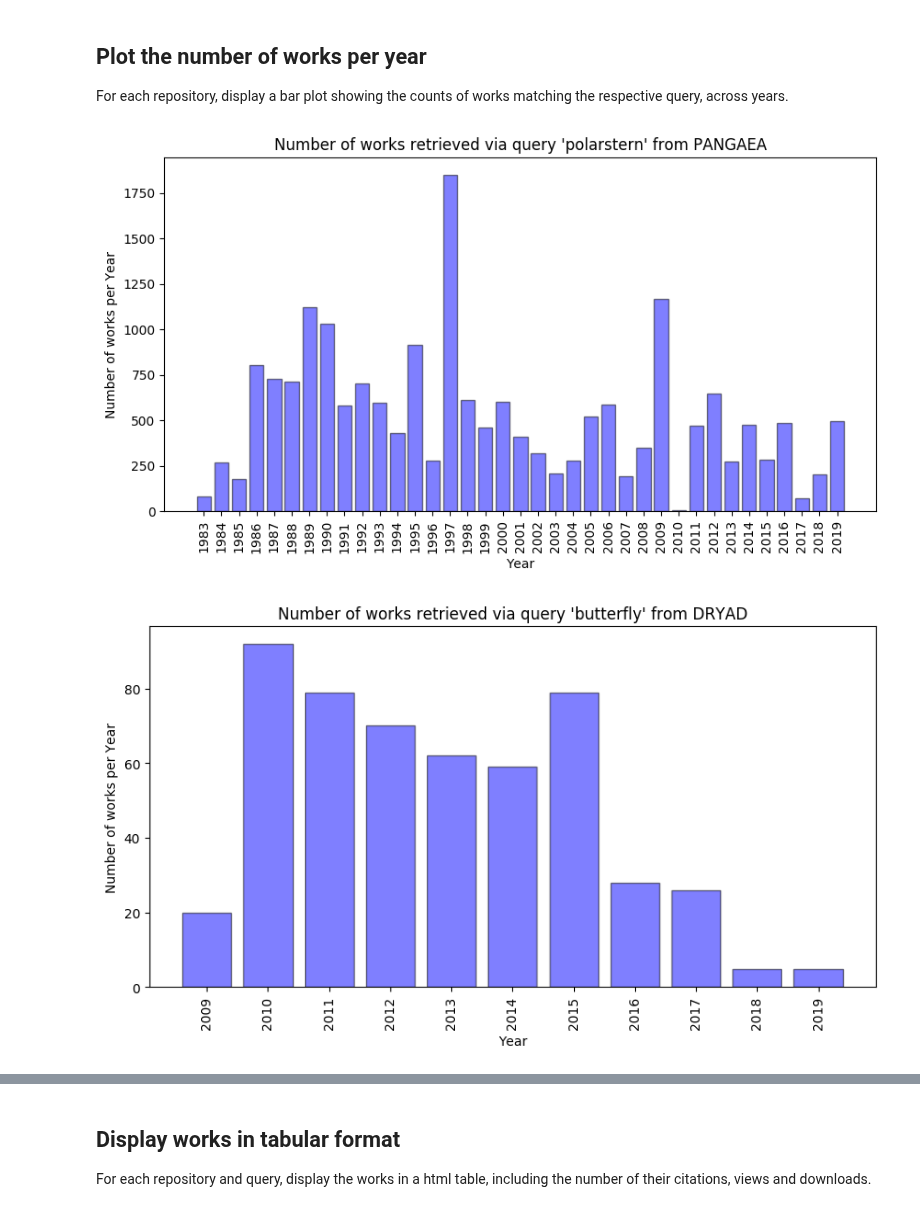
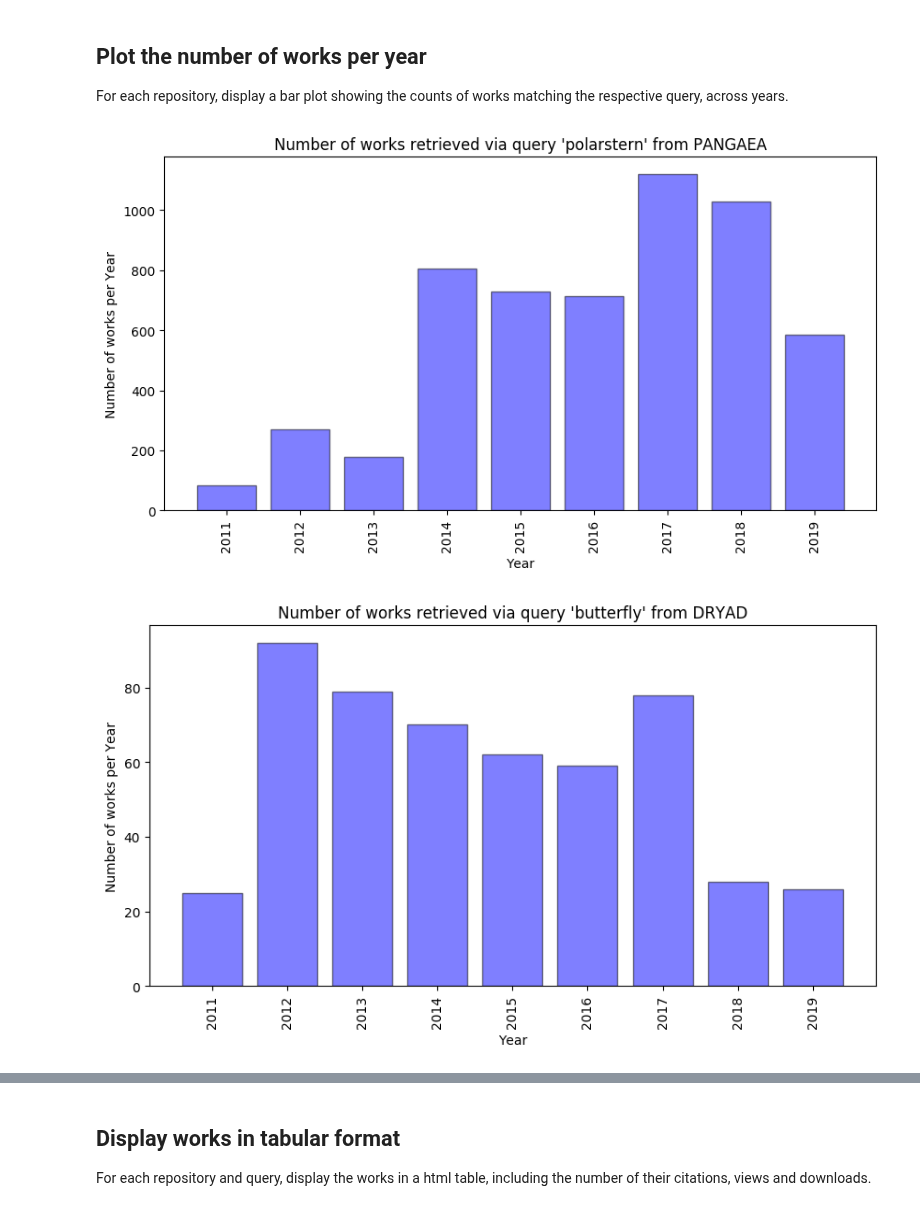
Before and after one commit to datacite/pidgraph-notebooks-python, a Jupyter notebook: user-story-1-datacenter-publication-citations/py-datacenter-publication-citations-with-output.ipynb, the cells around one changed output, grey strips where cells are left out. Cells and saved outputs as stored; diff of their text form; code cells hidden in the pictures.

Commit message:
Added an example plot in the header section; replaced years with published in GraphQL query, following advice from mfenner

```diff
--- a/user-story-1-datacenter-publication-citations/py-datacenter-publication-citations-with-output.ipynb
+++ b/user-story-1-datacenter-publication-citations/py-datacenter-publication-citations-with-output.ipynb
@@ -57,7 +57,7 @@ query = gql("""query getWorksByRepositoryAndKeyword(
     citationCount
     works(query: $pangaea_keyword) {
       totalCount
-      years {
+      published {
         title
         count
       }
@@ -81,7 +81,7 @@ query = gql("""query getWorksByRepositoryAndKeyword(
     citationCount
     works(query: $dryad_keyword) {
       totalCount
-      years {
+      published {
         title
         count
       }
@@ -105,7 +105,7 @@ query = gql("""query getWorksByRepositoryAndKeyword(
     citationCount
     works(query: $gbif_keyword) {
       totalCount
-      years {
+      published {
         title
         count
       }
@@ -167,34 +167,34 @@ For each repository, display a bar plot showing the counts of works matching the
 # Plot the total number of datasets to date, by year
 import matplotlib.pyplot as plt
 from matplotlib.ticker import FormatStrFormatter
 import numpy as np
 
 for repo in ['pangaea', 'dryad','gbif']:
     works = data[repo]['works']
     name = data[repo]['name']
     plt.rcdefaults()
-    sorted_years = sorted([int(s['title']) for s in works['years']])
-    num_outputs4sorted_years = [s['count'] for s in works['years']]
+    sorted_years = sorted([int(s['title']) for s in works['published']])
+    num_outputs4sorted_years = [s['count'] for s in works['published']]
     # Get a list of all consecutive years between min and max year (inclusive)
     all_years = list(range(sorted_years[0], sorted_years[-1]))
     # Populate output counts (into num_counts) for all consecutive years
     num_outputs = []
     for year in all_years:
         if year in sorted_years:
             idx = sorted_years.index(year)
             num_outputs.append(num_outputs4sorted_years[idx])
         else:
             num_outputs.append(0)
 
     fig, ax = plt.subplots(1, 1, figsize = (10, 5))
     x_pos = np.arange(len(all_years))
     ax.bar(x_pos, num_outputs, align='center', color='blue', edgecolor='black', linewidth=1, alpha=0.5)
     ax.set_xticks(x_pos)
     ax.set_xticklabels(all_years, rotation='vertical')
     ax.set_ylabel('Number of works per Year')
     ax.set_xlabel('Year')
     ax.set_title("Number of works retrieved via query '%s' from %s" % (query_params["%s_keyword" % repo], name))
     plt.show()
 # %% [output]
-[figure, old version]
+[figure, new version]
-[figure, old version]
+[figure, new version]
```
Also changed, not shown: parts of 6 cells of this notebook, 3 other files.
